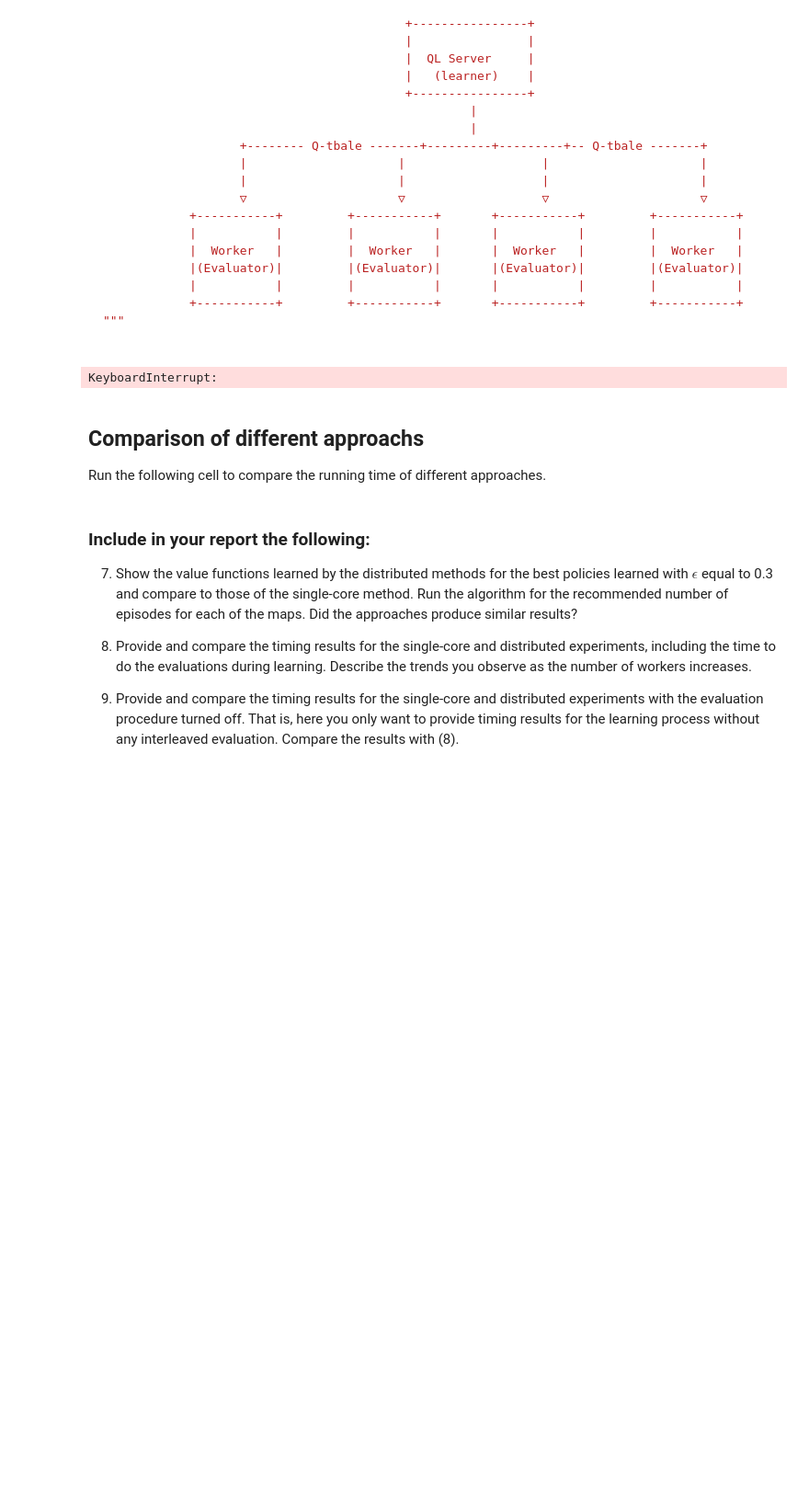
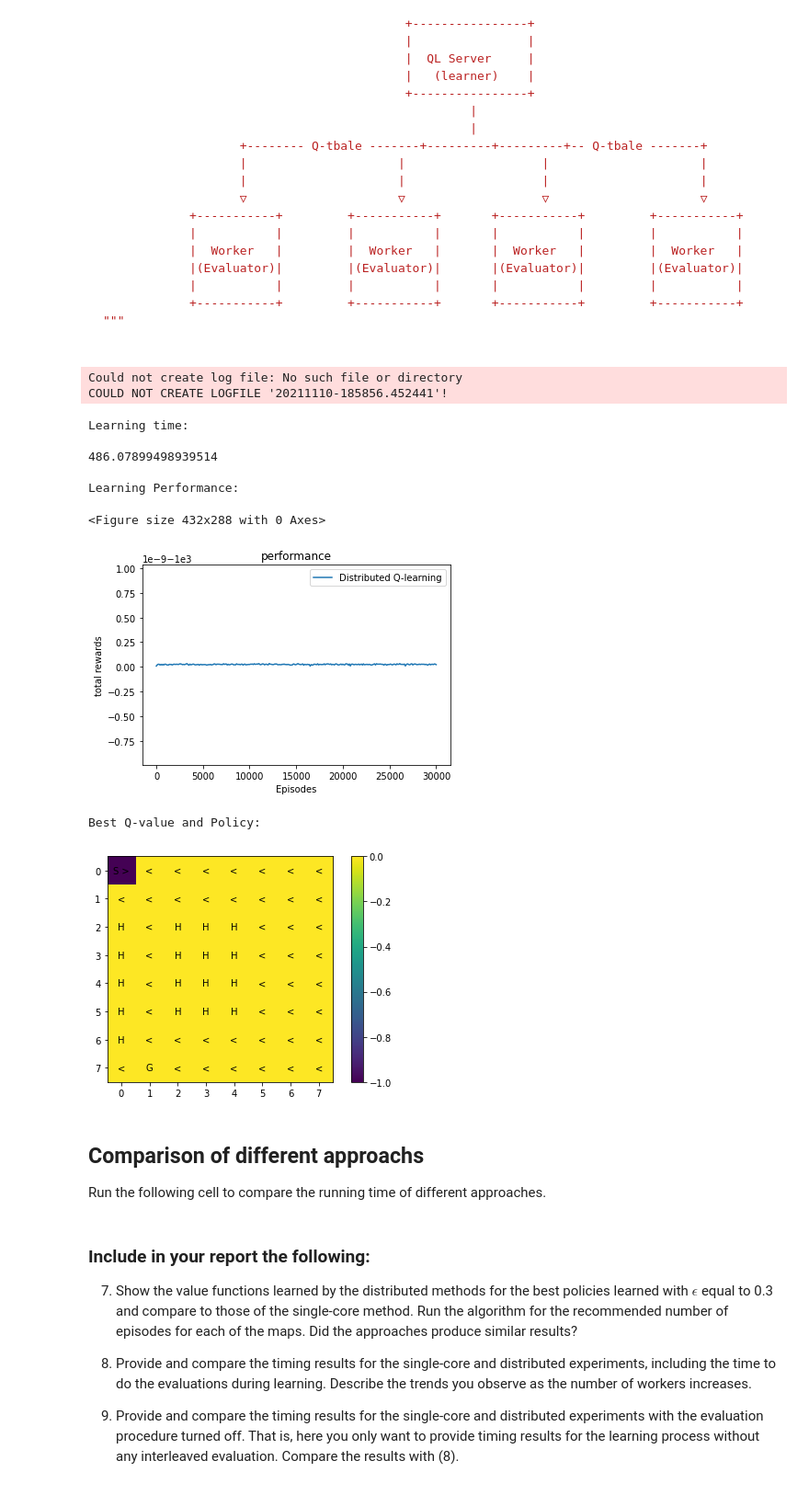
Before and after one commit to rafid009/AI_533_HW3, a Jupyter notebook: hw3_v4.ipynb, the cells around one changed output. Shown: that part at 92% size. Drawn from its saved outputs; the diff is of its cells as text; code cells hidden in the pictures; blank space fills up the shorter version.

```diff
--- a/hw3_v4.ipynb
+++ b/hw3_v4.ipynb
@@ -507,10 +507,10 @@ class agent():
         for i in tqdm.tqdm(range(self.batch_num), desc="Test Number"):
             #INSERT YOUR CODE HERE
             self.learn()
-            if self.agent_name == "SARSA Agent":
-                total_rewards.append(self.evaluate(self.explore_or_exploit_policy))
-            else:
-                total_rewards.append(self.evaluate(self.greedy_policy))
+            # if self.agent_name == "SARSA Agent":
+            #     total_rewards.append(self.evaluate(self.explore_or_exploit_policy))
+            # else:
+            total_rewards.append(self.evaluate(self.greedy_policy))
         return total_rewards, self.q_table
 
     def evaluate(self, policy_func, trials = 100, max_steps = 1000):
@@ -769,24 +769,24 @@ def collecting_worker(server, simulator, epsilon, action_space = 4, batch_size =
         if learn_done:
             break
         #INSERT YOUR CODE HERE
+        for i in range(batch_size):
+            simulator.reset()
+            experiences = []
 
-        simulator.reset()
-        experiences = []
+            state = 0
+            steps = 0
+            done = False
+            while not done and steps < 1000:
+                action = explore_or_exploit_policy(state)
+                next_state, reward, done, info = simulator.step(action)
+                experiences.append((state, action, next_state, reward))
+                next_state = state
+                steps += 1
 
-        state = 0
-        steps = 0
-        done = False
-        while not done and steps < 1000:
-            action = explore_or_exploit_policy(state)
-            next_state, reward, done, info = simulator.step(action)
-            experiences.append((state, action, next_state, reward))
-            next_state = state
-            steps += 1
-
-        q_table, learn_done = ray.get(server.learn.remote(experiences))
-        batches += 1
-        if batches >= batch_size:
-            break
+            q_table, learn_done = ray.get(server.learn.remote(experiences))
+        # batches += 1
+        # if batches >= batch_size:
+        #     break
 
 @ray.remote
 def evaluation_worker(server, trials = 100, action_space = 4, beta = 0.999):
@@ -835,35 +835,42 @@ class distributed_QL_agent():
         for worker in range(self.cw_num):
             simulator = FrozenLakeEnv(desc = MAP[0])
             workers_id.append(collecting_worker.remote(self.server, simulator, epsilon, batch_size=self.batch_size))
-
         for worker in range(self.ew_num):
-            finished_worker_id = ray.wait(workers_id, num_returns=1)[0][0]
-            workers_id.remove(finished_worker_id)
             workers_id.append(evaluation_worker.remote(self.server, trials=self.batch_size))
         ray.wait(workers_id, len(workers_id))
         return ray.get(self.server.get_reuslts.remote())
 # %%
 simulator.reset()
 #INSERT YOUR CODE FOR INIT PARAMS HERE
 do_test = True
 learning_rate = 0.001
 epsilon = 0.05
 learning_episodes = 30000
 test_interval = 100
 batch_size = 100
 start_time = time.time()
 distributed_ql_agent = distributed_QL_agent(epsilon, learning_rate, learning_episodes, map_size,
                                             test_interval = test_interval, batch_size = batch_size,
-                                            cw_num = 8, ew_num = 4, do_test = do_test)
+                                            cw_num = 2, ew_num = 4, do_test = do_test)
 total_rewards, q_table = distributed_ql_agent.learn_and_evaluate()
 run_time['Distributed Q-learning agent'] = time.time() - start_time
 print("Learning time:\n")
 print(run_time['Distributed Q-learning agent'])
 if do_test:
     plot_result(total_rewards, test_interval, [distributed_ql_agent.agent_name])
 plot_image(q_table, MAP[0])
 # %% [output]
-KeyboardInterrupt:
+Could not create log file: No such file or directory
+COULD NOT CREATE LOGFILE '20211110-185856.452441'!
+Learning time:
+
+486.07899498939514
+
+Learning Performance:
+<Figure size 432x288 with 0 Axes>
+[figure, added]
+Best Q-value and Policy:
+[figure, added]
 # %% [markdown]
 ## Comparison of different approachs
 
```
